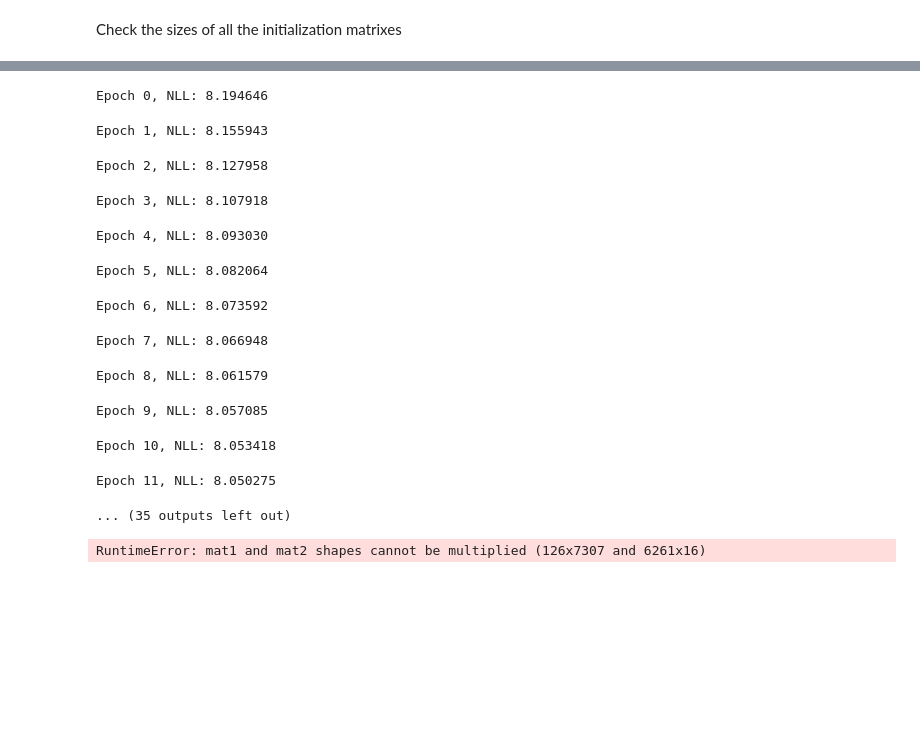
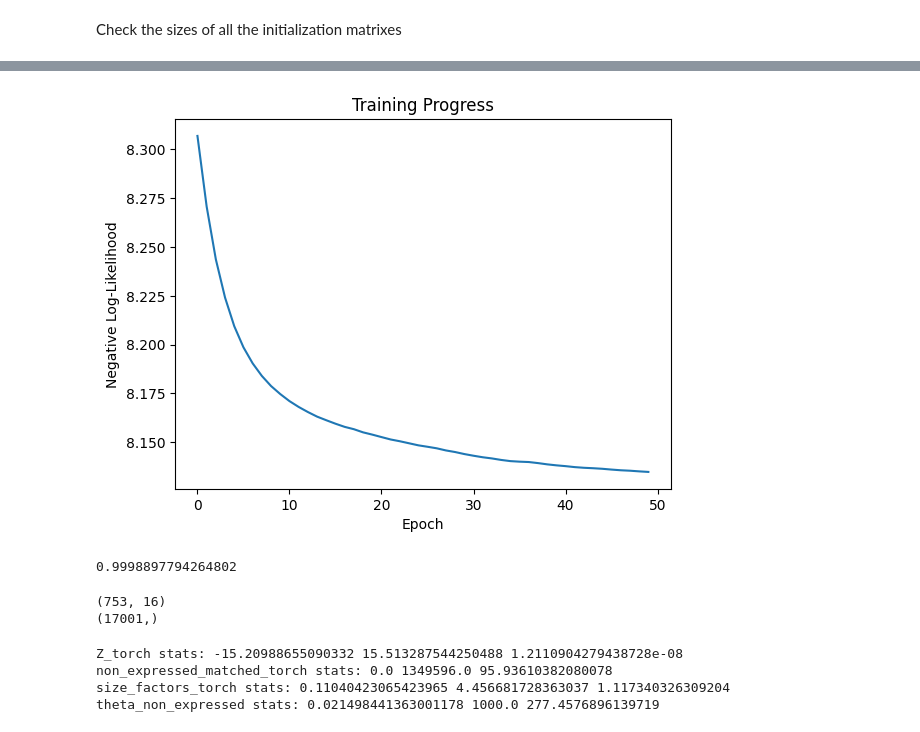
Before and after one commit to Magura23/Outliers_detection, a Jupyter notebook: notebooks/GTEx1.ipynb, the cells around one changed output, grey strips where cells are left out. Drawn from its saved outputs; the diff is of its cells as text; code cells hidden in the pictures; blank space fills up the shorter version.

```diff
--- a/notebooks/GTEx1.ipynb
+++ b/notebooks/GTEx1.ipynb
@@ -78,11 +56,23 @@ print(sick_counts.shape)
 # %% [markdown]
 Annotations from numerical GeneID to symbol that matches the GTEx data
 # %%
+
 annot = pd.read_csv(
     "../data/Human.GRCh38.p13.annot.tsv",
     sep='\t',
     dtype=str
 )
+#matching type of GeneID in sick_counts and annot
+sick_counts.index = sick_counts.index.astype(str).str.strip()
+annot["GeneID"] = annot["GeneID"].astype(str).str.strip()
 
-print(annot.shape)
-print(sick_counts.shape)
+
+symbol_map = (annot[["GeneID", "Symbol"]].drop_duplicates().set_index("GeneID")["Symbol"])
+
+
+sick_counts_symbol = sick_counts.join(symbol_map, how="left")
+
+sick_counts_symbol.reset_index(inplace=True)  # make GeneID a column
+
+cols = ["GeneID", "Symbol"] + [col for col in sick_counts_symbol.columns if col not in ["GeneID", "Symbol"]]
+sick_counts_with_symbol = sick_counts_symbol[cols]
@@ -518,7 +599,7 @@ importlib.reload(src.normalization)
 from src.normalization import size_factor_normalization
 from src.getDimension import inject_outliers, compute_auc_pr, compute_pvalues
 
-outlier_matrix, mask = inject_outliers(expressed_genes, size_factors=size_factors)
+outlier_matrix, mask = inject_outliers(expressed_genes_matched, size_factors=size_factors)
 
 outlier_matrix_norm, _ = size_factor_normalization(outlier_matrix, size_factors)
 
@@ -556,78 +637,84 @@ from src.autoencoder import EncoderExpressed, DecoderExpressed, AutoencoderExpre
 
 latent_dimension = 64
 
-W_e, W_d = pca_init(expressed_genes.T, latent_dimension)
+W_e, W_d = pca_init(expressed_genes_matched.T, latent_dimension)
 
 
-encoder_64 = EncoderExpressed(expressed_genes.shape[0], W_e.T, latent_dimension)
+encoder_64 = EncoderExpressed(expressed_genes_matched.shape[0], W_e.T, latent_dimension)
 
-decoder_64 = DecoderExpressed(W_d.T, bias, expressed_genes.shape[0], latent_dimension)
+decoder_64 = DecoderExpressed(W_d.T, bias, expressed_genes_matched.shape[0], latent_dimension)
 
 
 
 autoencoder_64 = AutoencoderExpressed(encoder=encoder_64, decoder=decoder_64, theta=theta, size_factors=size_factors)
 
 X = torch.tensor(x.T, dtype=torch.float32)
-K = torch.tensor(expressed_genes.T, dtype=torch.float32)
+K = torch.tensor(expressed_genes_matched.T, dtype=torch.float32)
 
 loss = autoencoder_64.fit(X, K, n_epochs=50)
 
 
 loss_values = [l.detach().cpu().item() for l in loss]
 
 plt.plot(loss_values)
 plt.xlabel("Epoch")
 plt.ylabel("Negative Log-Likelihood")
 plt.title("Training Progress")
 plt.show()
 
 importlib.reload(src.getDimension)
 from src.getDimension import compute_auc_pr, compute_pvalues
 
 mu_trained_64 = autoencoder_64.get_mu(autoencoder_64.forward(outliers)).detach().cpu().numpy().T
 
 theta_trained_64 = autoencoder_64.get_theta().detach().cpu().numpy()
 
 
 pvals = compute_pvalues(outlier_matrix, mu_trained_64, theta_trained_64)
 
 auc_64 = compute_auc_pr(mask.flatten(), pvals.flatten())
 
 print(auc_64)
 # %% [output]
+[figure, added]
-Epoch 0, NLL: 8.194646
+0.9998897794264802
-Epoch 1, NLL: 8.155943
-Epoch 2, NLL: 8.127958
-Epoch 3, NLL: 8.107918
-Epoch 4, NLL: 8.093030
-Epoch 5, NLL: 8.082064
-Epoch 6, NLL: 8.073592
-Epoch 7, NLL: 8.066948
-Epoch 8, NLL: 8.061579
-Epoch 9, NLL: 8.057085
-Epoch 10, NLL: 8.053418
-Epoch 11, NLL: 8.050275
-... (35 outputs left out)
 # %%
 import sys
 import importlib
-import os
+
 
 import src.sizeFactor
 import src.thetaMethodOfMoments
 sys.path.append("../")
 
-importlib.reload(src.sizeFactor)
-from src.sizeFactor import size_factor_expressed
 importlib.reload(src.thetaMethodOfMoments)
 from src.thetaMethodOfMoments import robust_method_of_moments_theta
-importlib.reload(src.autoencoder)
-from src.autoencoder import AutoencoderExpressed
 
-size_factors_sick = size_factor_expressed(expressed_genes_sick)
-theta = robust_method_of_moments_theta(expressed_genes_sick)
+theta_non_expressed = robust_method_of_moments_theta(non_expressed_matched)
 
-Z = autoencoder_16.get_latent(torch.tensor(expressed_genes_sick.T, dtype=torch.float32)).detach().cpu().numpy()
+
+
+Z = autoencoder_16.get_latent(X.detach().clone().float()).detach().cpu().numpy()
 print(Z.shape)
+
+print(theta_non_expressed.shape)
 # %% [output]
-RuntimeError: mat1 and mat2 shapes cannot be multiplied (126x7307 and 6261x16)
+(753, 16)
+(17001,)
+# %%
+
+
+
+Z_torch = torch.tensor(Z, dtype=torch.float32)
+print("Z_torch stats:", Z_torch.min().item(), Z_torch.max().item(), Z_torch.mean().item())
+non_expressed_matched_torch = torch.tensor(non_expressed_matched.T, dtype=torch.float32)
+size_factors_torch = torch.tensor(size_factors, dtype=torch.float32)
+
+print("non_expressed_matched_torch stats:", non_expressed_matched_torch.min().item(), non_expressed_matched_torch.max().item(), non_expressed_matched_torch.mean().item())
+print("size_factors_torch stats:", size_factors_torch.min().item(), size_factors_torch.max().item(), size_factors_torch.mean().item())
+print("theta_non_expressed stats:", np.min(theta_non_expressed), np.max(theta_non_expressed), np.mean(theta_non_expressed))
+# %% [output]
+Z_torch stats: -15.20988655090332 15.513287544250488 1.2110904279438728e-08
+non_expressed_matched_torch stats: 0.0 1349596.0 95.93610382080078
+size_factors_torch stats: 0.11040423065423965 4.456681728363037 1.117340326309204
+theta_non_expressed stats: 0.021498441363001178 1000.0 277.4576896139719
```
Also changed, not shown: parts of 24 cells of this notebook, 2 other files.
